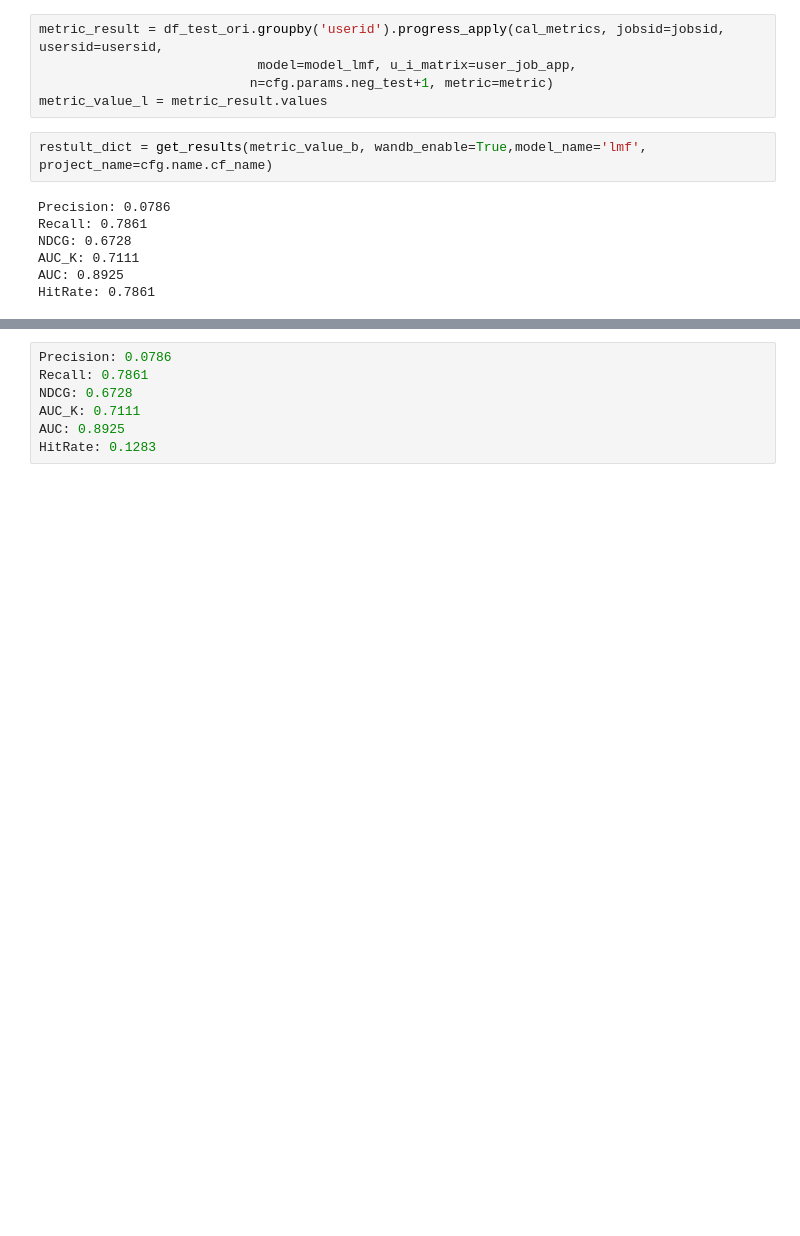
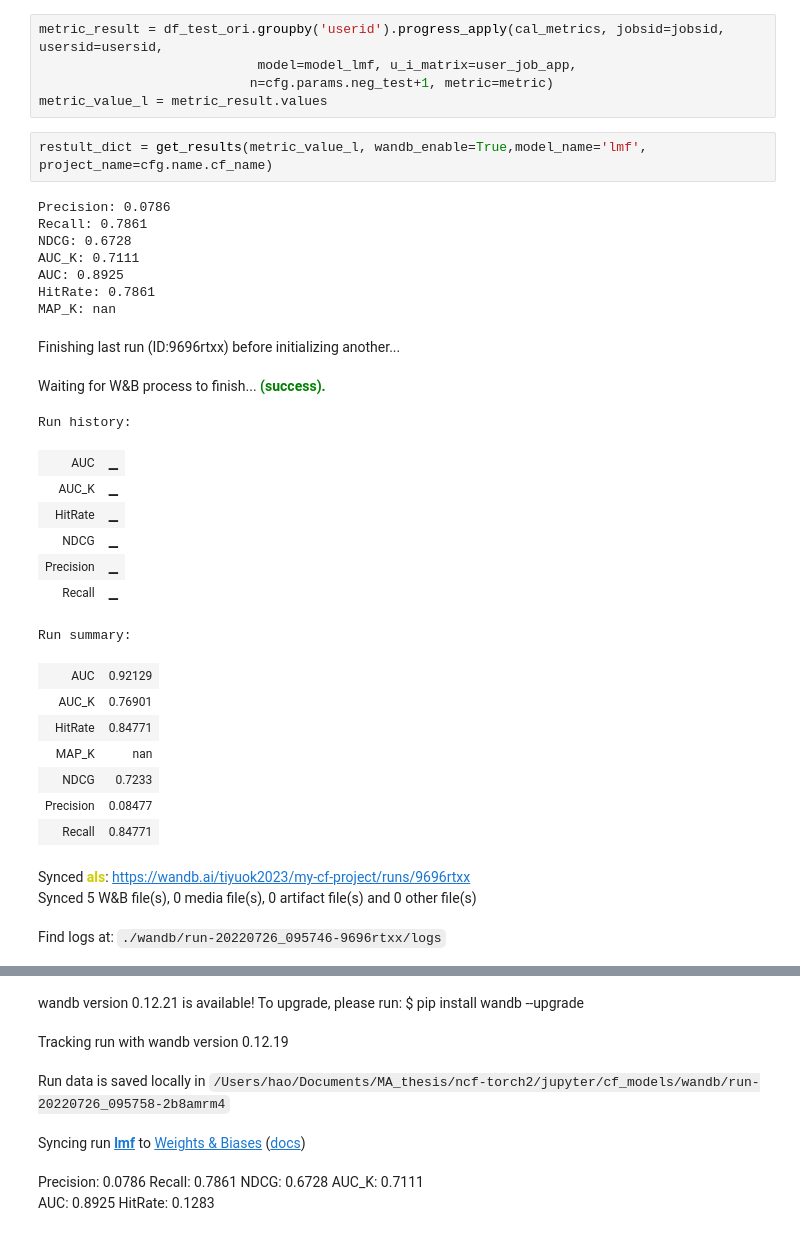
Before and after one commit to halqin/ncf-torch2, a Jupyter notebook: jupyter/cf_models/cf.ipynb, the cells around one changed output, grey strips where cells are left out. Drawn from its saved outputs; the diff is of its cells as text; blank space fills up the shorter version.

```diff
--- a/jupyter/cf_models/cf.ipynb
+++ b/jupyter/cf_models/cf.ipynb
@@ -164,11 +204,32 @@ metric_result = df_test_ori.groupby('userid').progress_apply(cal_metrics, jobsid
                            n=cfg.params.neg_test+1, metric=metric)
 metric_value_l = metric_result.values
 # %%
-restult_dict = get_results(metric_value_b, wandb_enable=True,model_name='lmf', project_name=cfg.name.cf_name)
+restult_dict = get_results(metric_value_l, wandb_enable=True,model_name='lmf', project_name=cfg.name.cf_name)
 # %% [output]
 Precision: 0.0786
 Recall: 0.7861
 NDCG: 0.6728
 AUC_K: 0.7111
 AUC: 0.8925
 HitRate: 0.7861
+MAP_K: nan
+Finishing last run (ID:9696rtxx) before initializing another...
+Waiting for W&B process to finish... (success).
+Run history:
+| AUC | ▁ |
+| AUC_K | ▁ |
+| HitRate | ▁ |
+| NDCG | ▁ |
+| Precision | ▁ |
+| Recall | ▁ |
+Run summary:
+| AUC | 0.92129 |
+| AUC_K | 0.76901 |
+| HitRate | 0.84771 |
+| MAP_K | nan |
+| NDCG | 0.7233 |
+| Precision | 0.08477 |
+| Recall | 0.84771 |
+Synced als: https://wandb.ai/tiyuok2023/my-cf-project/runs/9696rtxx
+Synced 5 W&B file(s), 0 media file(s), 0 artifact file(s) and 0 other file(s)
+Find logs at: ./wandb/run-20220726_095746-9696rtxx/logs
@@ -175,7 +237,11 @@ HitRate: 0.7861
+wandb version 0.12.21 is available! To upgrade, please run: $ pip install wandb --upgrade
+Tracking run with wandb version 0.12.19
+Run data is saved locally in /Users/hao/Documents/MA_thesis/ncf-torch2/jupyter/cf_models/wandb/run-20220726_095758-2b8amrm4
+Syncing run lmf to Weights & Biases (docs)
-# %%
-Precision: 0.0786
-Recall: 0.7861
-NDCG: 0.6728
-AUC_K: 0.7111
-AUC: 0.8925
-HitRate: 0.1283
+# %% [markdown]
+Precision: 0.0786
+Recall: 0.7861
+NDCG: 0.6728
+AUC_K: 0.7111
+AUC: 0.8925
+HitRate: 0.1283
```
Also changed, not shown: parts of 7 cells of this notebook, 1 other file.
